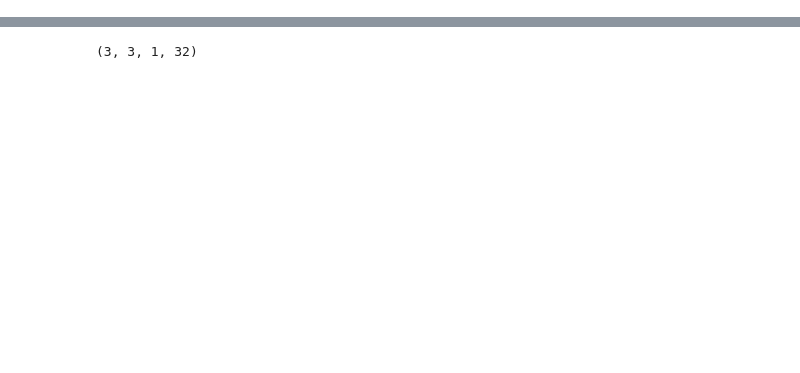
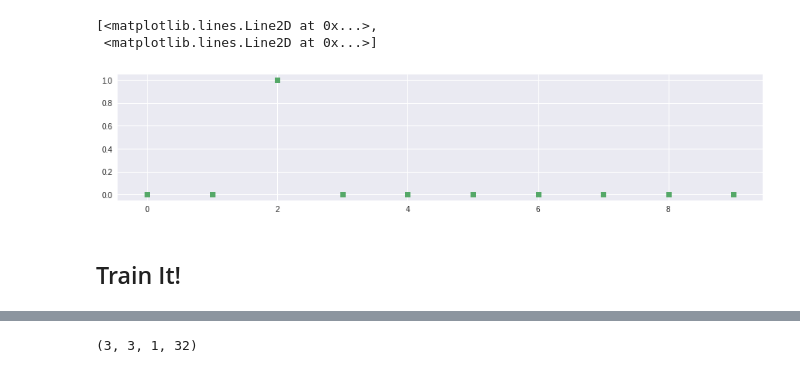
Before and after one commit to elwell67/PracticalDataScience, a Jupyter notebook: exercises/solutions/Ex10_Keras_Digits_solution.ipynb, the cells around one changed output, grey strips where cells are left out. Drawn from its saved outputs; the diff is of its cells as text; code cells hidden in the pictures; blank space fills up the shorter version.

```diff
--- a/exercises/solutions/Ex10_Keras_Digits_solution.ipynb
+++ b/exercises/solutions/Ex10_Keras_Digits_solution.ipynb
@@ -61,0 +94,16 @@ plt.hist(y_)
+# %%
+input_ = Input((28,28,1))
+
+x = input_
+x = Flatten()(x)
+x = Dense(100,activation='relu')(x)
+x = Dense(100,activation='relu')(x)
+
+
+x = Dense(10, activation='softmax')(x)
+
+
+
+model = Model(input_, x)
+
+model.summary()
@@ -61,0 +164,7 @@ plt.hist(y_)
+# %%
+plt.imshow(X[0,...,0])
+plt.show()
+plt.imshow(X[1,...,0])
+activations = model.predict(X[:2,...])
+
+activations.shape
@@ -61,0 +175,9 @@ plt.hist(y_)
+# %%
+
+plt.plot(activations.T,'s')
+# %% [output]
+[<matplotlib.lines.Line2D at 0x...>,
+ <matplotlib.lines.Line2D at 0x...>]
+[figure, added]
+# %% [markdown]
+## Train It!
```
Also changed, not shown: parts of 55 cells of this notebook.
